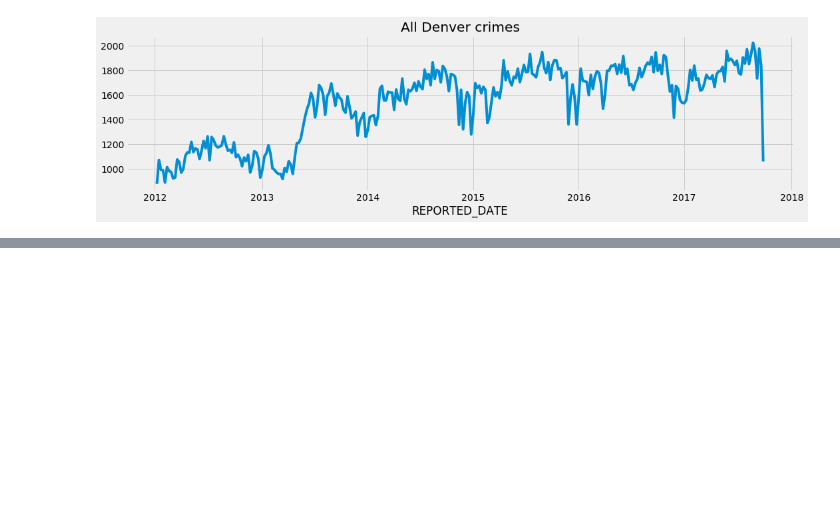
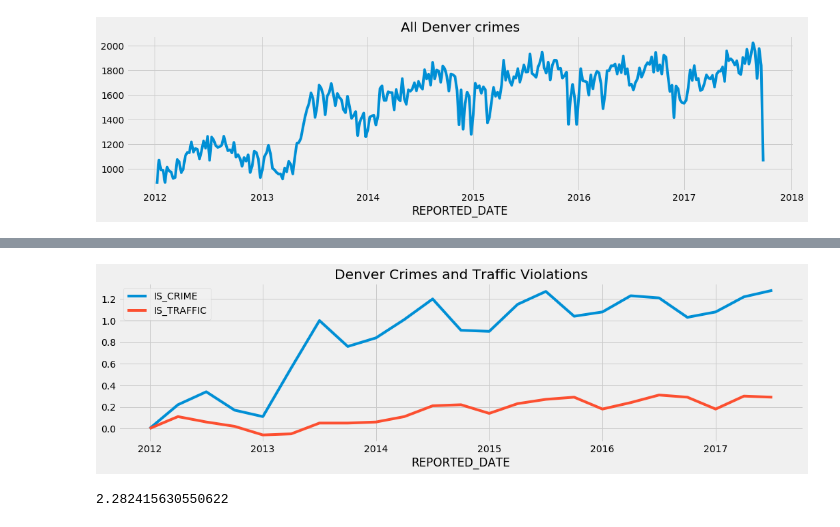
Before and after one commit to edwards158/DataScienceMachineLearning, a Jupyter notebook: DataScienceNotebooks/TimeSeriesAnalysis1.ipynb, the cells around one changed output, grey strips where cells are left out. Cells and saved outputs as stored; diff of their text form; code cells hidden in the pictures; blank space fills up the shorter version.

```diff
--- a/DataScienceNotebooks/TimeSeriesAnalysis1.ipynb
+++ b/DataScienceNotebooks/TimeSeriesAnalysis1.ipynb
@@ -366,0 +426,8 @@ weekly_crimes.plot(figsize=(16,4),title='All Denver crimes')
+# %%
+crime_quarterly.div(crime_begin).sub(1).round(2).plot(**plot_kwargs);
+# %% [output]
+[figure, added]
+# %%
+crime_quarterly['IS_CRIME'][-1]/crime_quarterly['IS_CRIME'][0]
+# %% [output]
+2.282415630550622
```
Also changed, not shown: parts of 35 cells of this notebook.
